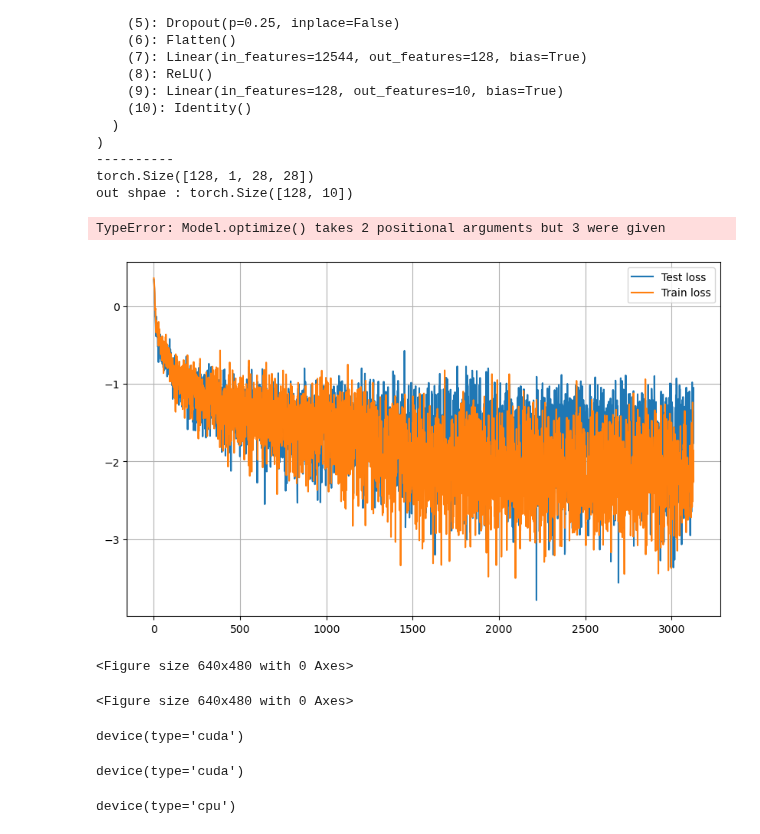
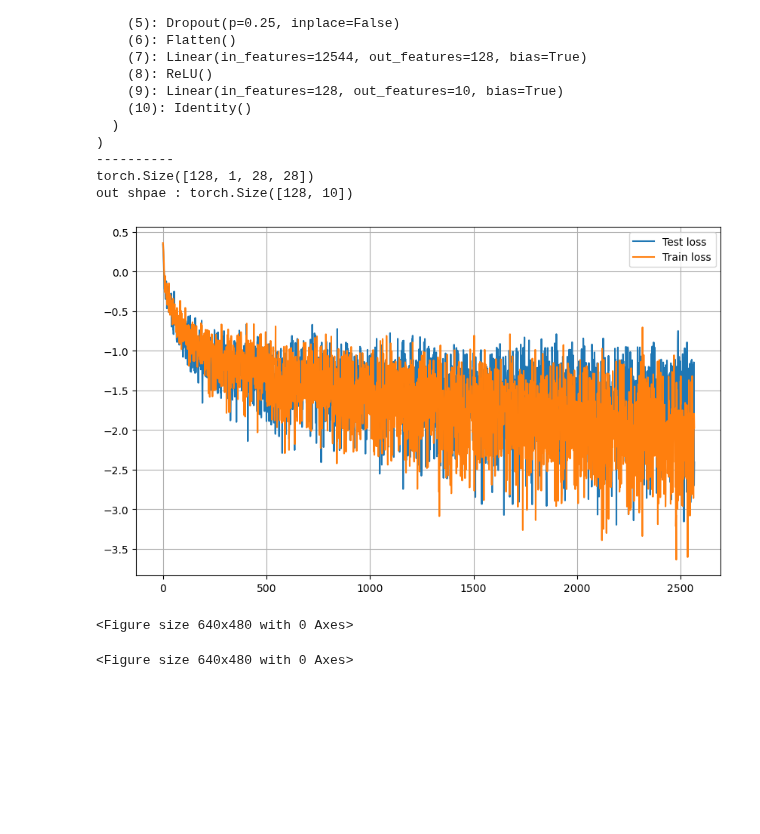
Before and after one commit to bcozmen/deeppy, a Jupyter notebook: tutorials/networks_advanced.ipynb, the cells around one changed output. Cells and saved outputs as stored; diff of their text form; code cells hidden in the pictures; blank space fills up the shorter version.

```diff
--- a/tutorials/networks_advanced.ipynb
+++ b/tutorials/networks_advanced.ipynb
@@ -46,45 +115,5 @@ data_set_epochs = len(X) / batch_size
 # %%
-latent_size = 20
-
-kernel = 4
-stride = 2
-padding = 1
-
-cnn_arch = {
-            "layers":[1,32,64],
-            "blocks":[nn.Conv2d, nn.ReLU,],
-            "block_args": [{"kernel_size" : 3, "stride":1, "padding"  : 1} , {} ],
-            "out_act":nn.ReLU,
-            "weight_init":"uniform",
-}
-
-class Flatten(nn.Module):
-    def __init__(self, start_dim: int = 1, end_dim: int = -1) -> None:
-        super().__init__()
-        self.start_dim = start_dim
-        self.end_dim = end_dim
-
-    def forward(self, input):
-        return input.flatten(self.start_dim, self.end_dim)
-
-mid_arch = {
-    "blocks" : [nn.MaxPool2d, nn.Dropout, Flatten],
-    "block_args" : [{"kernel_size":2}, {"p":0.25}]
-}
-
-
-
-dense_arch = {
-    "layers":[64*14*14, 128, 10],
-    "blocks":[nn.Linear, nn.ReLU],
-    "block_args":[],
-    "out_act":nn.Identity,
-    "weight_init":"uniform",
-}
-
-
-
-network_params = [cnn_arch, mid_arch,  dense_arch]
+network_params = [cnn, pool_drouput, flatten, dense]
 
 
 Scheduler_params = {
@@ -150,37 +179,21 @@ model = Model(**model_params)
 #model = B_Vae.load("checkpoint/b_vae.pt")
 # %%
 lf = LearnFrame(model, data)
-# %%
-lf.optimize()
-lf.test()
-# %% [output]
-TypeError: Model.optimize() takes 2 positional arguments but 3 were given
 # %%
 for i in range(3000):
     lf.optimize()
     lf.test()
     if i > 1000:
-        lf.scheduler_step()
+        #lf.scheduler_step()
+        pass
     if i % 100 ==0:
         plot_data = np.log10(np.stack([lf.test_data, lf.train_data]))
         plot_labels = ["Test loss", "Train loss"]
         lf.plot([plot_data], labels = [plot_labels],show_result= False)
 plot_data = np.log10(np.stack([lf.test_data, lf.train_data]))
 lf.plot([plot_data], labels = [plot_labels],show_result= True)
 # %% [output]
-[figure, old version]
+[figure, new version]
 <Figure size 640x480 with 0 Axes>
 <Figure size 640x480 with 0 Axes>
-# %%
-lf.model.device
-# %% [output]
-device(type='cuda')
-# %%
-model.device
-# %% [output]
-device(type='cuda')
-# %%
-im.device
-# %% [output]
-device(type='cpu')
 # %%
```
Also changed, not shown: parts of 17 cells of this notebook, 10 other files.
